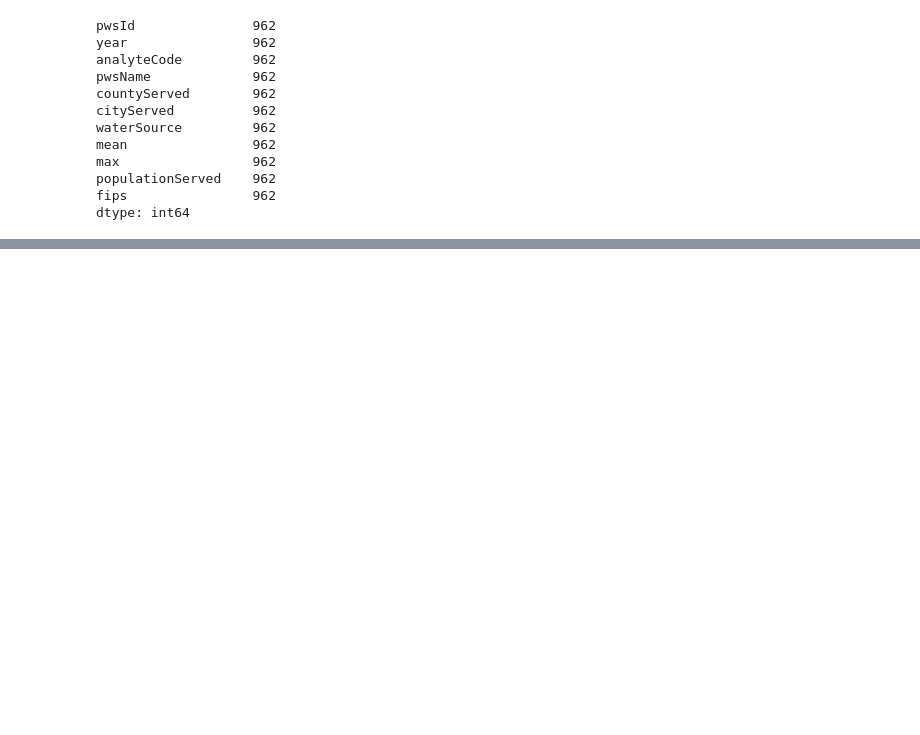
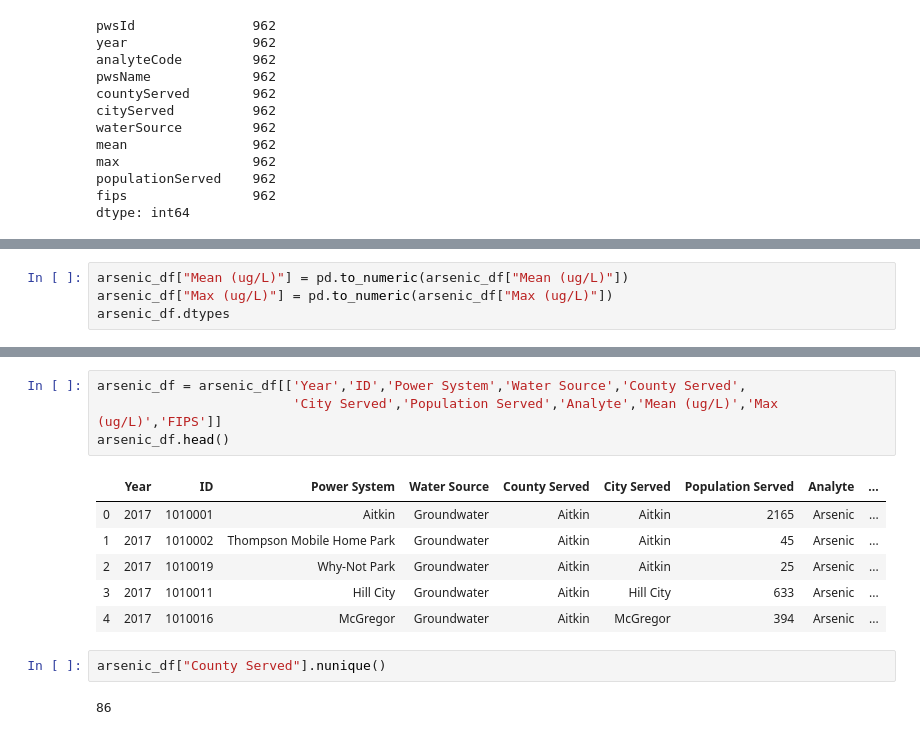
Before and after one commit to bkaczmarczik28/MN-Drinking-Water-Quality, a Jupyter notebook: PovertyByCounty.ipynb, the cells around one changed output, grey strips where cells are left out. Cells and saved outputs as stored; diff of their text form; blank space fills up the shorter version.

```diff
--- a/PovertyByCounty.ipynb
+++ b/PovertyByCounty.ipynb
@@ -135,0 +265,4 @@ dtype: int64
+# %%
+arsenic_df["Mean (ug/L)"] = pd.to_numeric(arsenic_df["Mean (ug/L)"])
+arsenic_df["Max (ug/L)"] = pd.to_numeric(arsenic_df["Max (ug/L)"])
+arsenic_df.dtypes
@@ -135,0 +282,15 @@ dtype: int64
+# %%
+arsenic_df = arsenic_df[['Year','ID','Power System','Water Source','County Served',
+                         'City Served','Population Served','Analyte','Mean (ug/L)','Max (ug/L)','FIPS']]
+arsenic_df.head()
+# %% [output]
+|  | Year | ID | Power System | Water Source | County Served | City Served | Population Served | Analyte | ... |
+| 0 | 2017 | 1010001 | Aitkin | Groundwater | Aitkin | Aitkin | 2165 | Arsenic | ... |
+| 1 | 2017 | 1010002 | Thompson Mobile Home Park | Groundwater | Aitkin | Aitkin | 45 | Arsenic | ... |
+| 2 | 2017 | 1010019 | Why-Not Park | Groundwater | Aitkin | Aitkin | 25 | Arsenic | ... |
+| 3 | 2017 | 1010011 | Hill City | Groundwater | Aitkin | Hill City | 633 | Arsenic | ... |
+| 4 | 2017 | 1010016 | McGregor | Groundwater | Aitkin | McGregor | 394 | Arsenic | ... |
+# %%
+arsenic_df["County Served"].nunique()
+# %% [output]
+86
```
Also changed, not shown: parts of 15 cells of this notebook.
